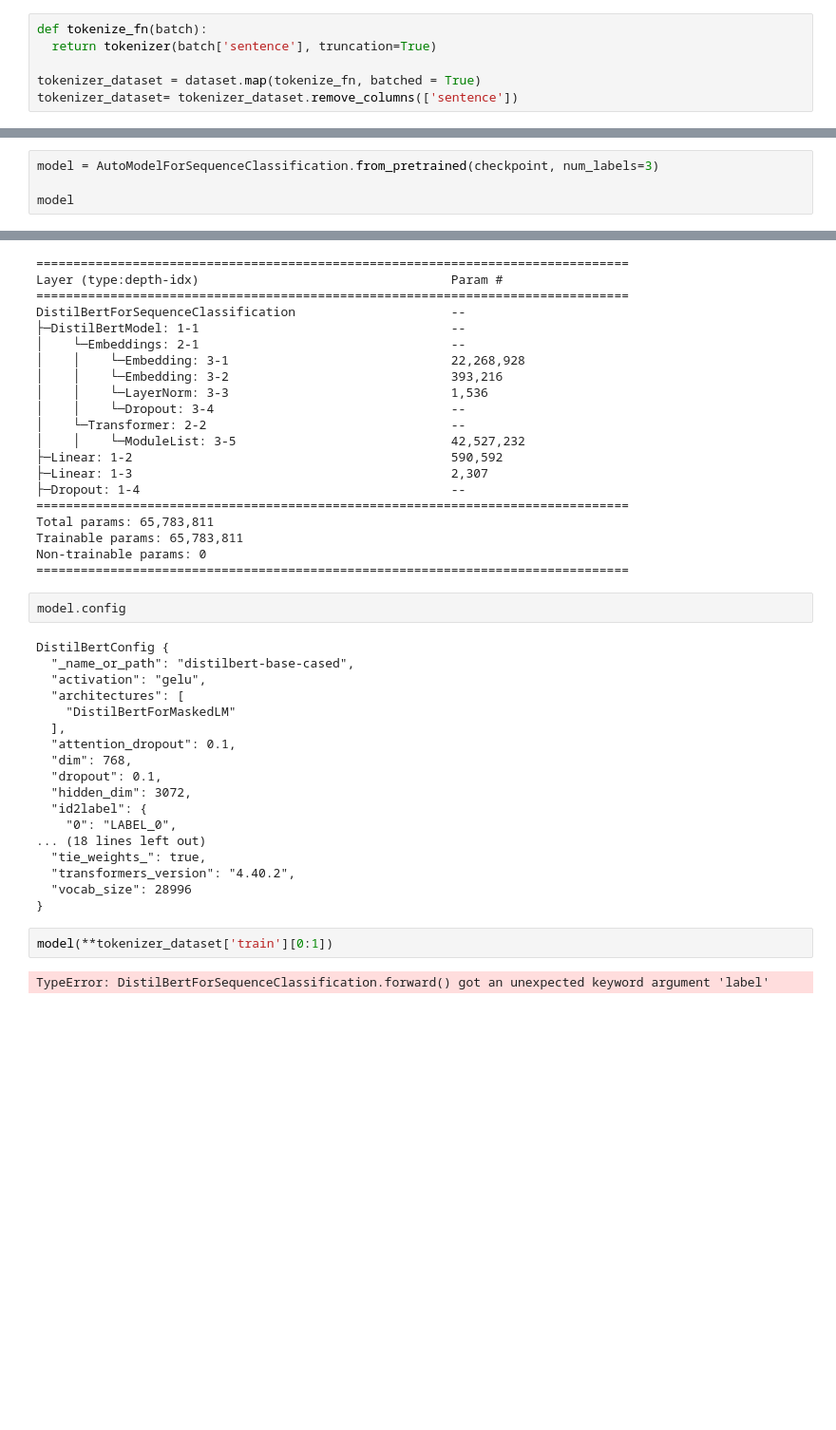
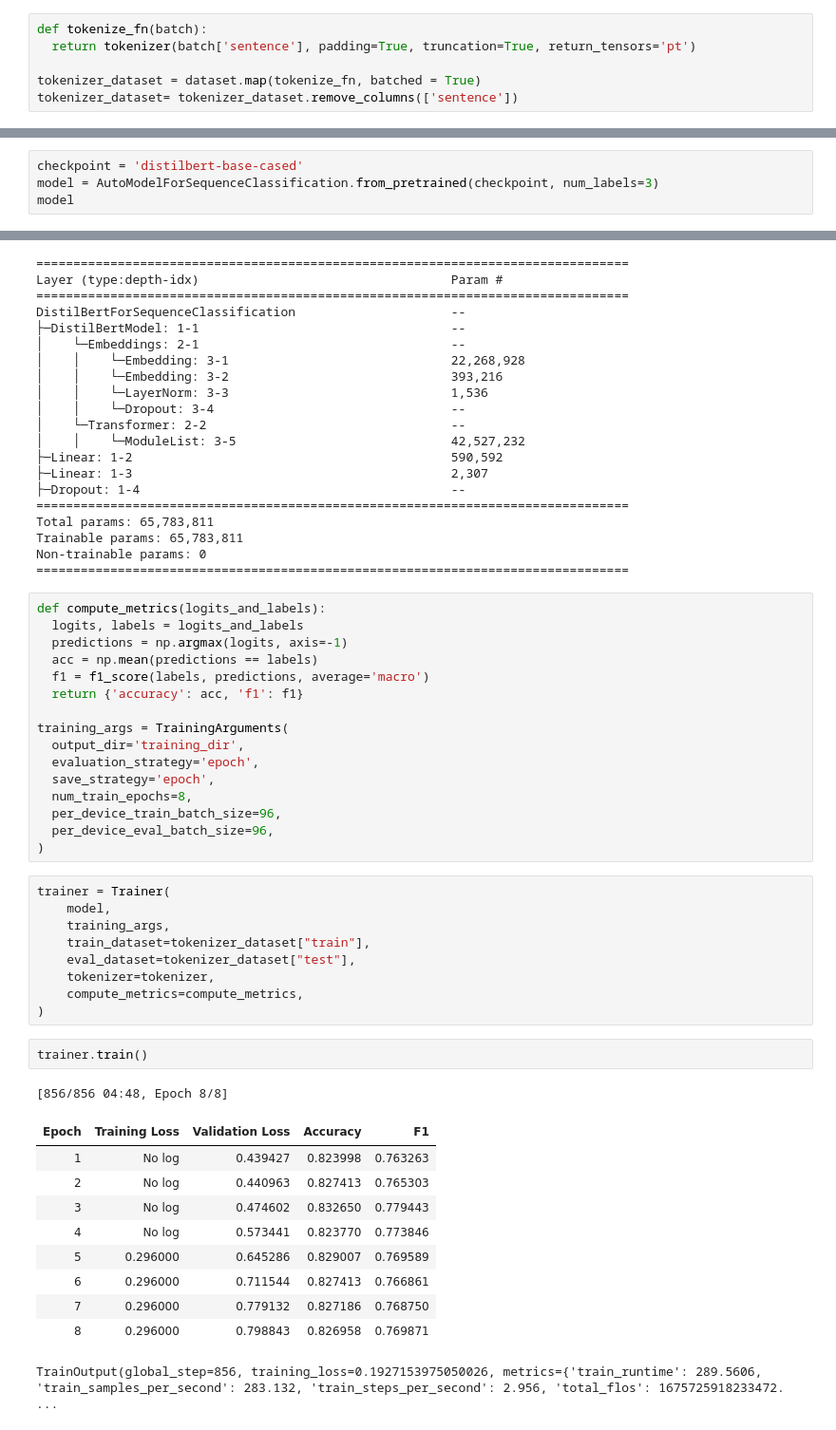
Before and after one commit to Tuchsanai/AIMaster-seagate-training-2024, a Jupyter notebook: Day2/Fine-Tuning Sentiment Custom Dataset/Fine-Tuning Sentiment Custom Dataset.ipynb, the cells around one changed output, grey strips where cells are left out. Shown at 95% size. Cells and saved outputs as stored; diff of their text form; blank space fills up the shorter version.

```diff
--- a/Day2/Fine-Tuning Sentiment Custom Dataset/Fine-Tuning Sentiment Custom Dataset.ipynb
+++ b/Day2/Fine-Tuning Sentiment Custom Dataset/Fine-Tuning Sentiment Custom Dataset.ipynb
@@ -148,7 +178,7 @@ DistilBertTokenizerFast(name_or_path='distilbert-base-cased', vocab_size=28996,
 }
 # %%
 def tokenize_fn(batch):
-  return tokenizer(batch['sentence'], truncation=True)
+  return tokenizer(batch['sentence'], padding=True, truncation=True, return_tensors='pt')
 
 tokenizer_dataset = dataset.map(tokenize_fn, batched = True)
 tokenizer_dataset= tokenizer_dataset.remove_columns(['sentence'])
@@ -170,8 +198,8 @@ DatasetDict({
 # %%
 from transformers import AutoModelForSequenceClassification, Trainer, TrainingArguments
 # %%
+checkpoint = 'distilbert-base-cased'
 model = AutoModelForSequenceClassification.from_pretrained(checkpoint, num_labels=3)
-
 model
 # %% [output]
 Some weights of DistilBertForSequenceClassification were not initialized from the model checkpoint at distilbert-base-cased and are newly initialized: ['classifier.bias', 'classifier.weight', 'pre_cla ...
@@ -218,27 +246,42 @@ Total params: 65,783,811
 Trainable params: 65,783,811
 Non-trainable params: 0
 ================================================================================
-# %%
-model.config
-# %% [output]
-DistilBertConfig {
-  "_name_or_path": "distilbert-base-cased",
-  "activation": "gelu",
-  "architectures": [
-    "DistilBertForMaskedLM"
-  ],
-  "attention_dropout": 0.1,
-  "dim": 768,
-  "dropout": 0.1,
-  "hidden_dim": 3072,
-  "id2label": {
-    "0": "LABEL_0",
-... (18 lines left out)
-  "tie_weights_": true,
-  "transformers_version": "4.40.2",
-  "vocab_size": 28996
-}
-# %%
-model(**tokenizer_dataset['train'][0:1])
-# %% [output]
-TypeError: DistilBertForSequenceClassification.forward() got an unexpected keyword argument 'label'
+# %%
+def compute_metrics(logits_and_labels):
+  logits, labels = logits_and_labels
+  predictions = np.argmax(logits, axis=-1)
+  acc = np.mean(predictions == labels)
+  f1 = f1_score(labels, predictions, average='macro')
+  return {'accuracy': acc, 'f1': f1}
+
+training_args = TrainingArguments(
+  output_dir='training_dir',
+  evaluation_strategy='epoch',
+  save_strategy='epoch',
+  num_train_epochs=8,
+  per_device_train_batch_size=96,
+  per_device_eval_batch_size=96,
+)
+# %%
+trainer = Trainer(
+    model,
+    training_args,
+    train_dataset=tokenizer_dataset["train"],
+    eval_dataset=tokenizer_dataset["test"],
+    tokenizer=tokenizer,
+    compute_metrics=compute_metrics,
+)
+# %%
+trainer.train()
+# %% [output]
+[856/856 04:48, Epoch 8/8]
+| Epoch | Training Loss | Validation Loss | Accuracy | F1 |
+| 1 | No log | 0.439427 | 0.823998 | 0.763263 |
+| 2 | No log | 0.440963 | 0.827413 | 0.765303 |
+| 3 | No log | 0.474602 | 0.832650 | 0.779443 |
+| 4 | No log | 0.573441 | 0.823770 | 0.773846 |
+| 5 | 0.296000 | 0.645286 | 0.829007 | 0.769589 |
+| 6 | 0.296000 | 0.711544 | 0.827413 | 0.766861 |
+| 7 | 0.296000 | 0.779132 | 0.827186 | 0.768750 |
+| 8 | 0.296000 | 0.798843 | 0.826958 | 0.769871 |
+TrainOutput(global_step=856, training_loss=0.1927153975050026, metrics={'train_runtime': 289.5606, 'train_samples_per_second': 283.132, 'train_steps_per_second': 2.956, 'total_flos': 1675725918233472. ...
```
Also changed, not shown: parts of 7 cells of this notebook.
